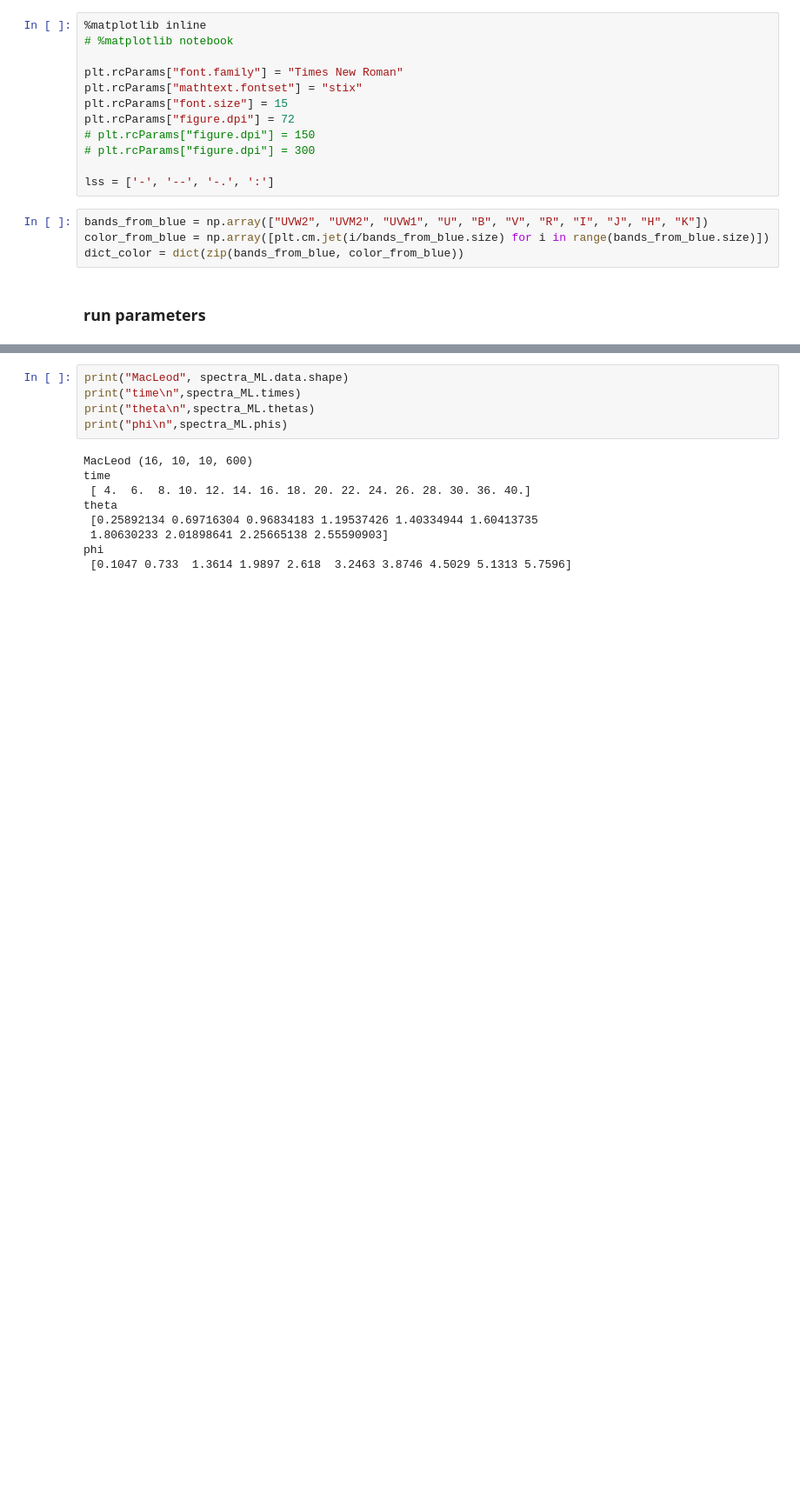
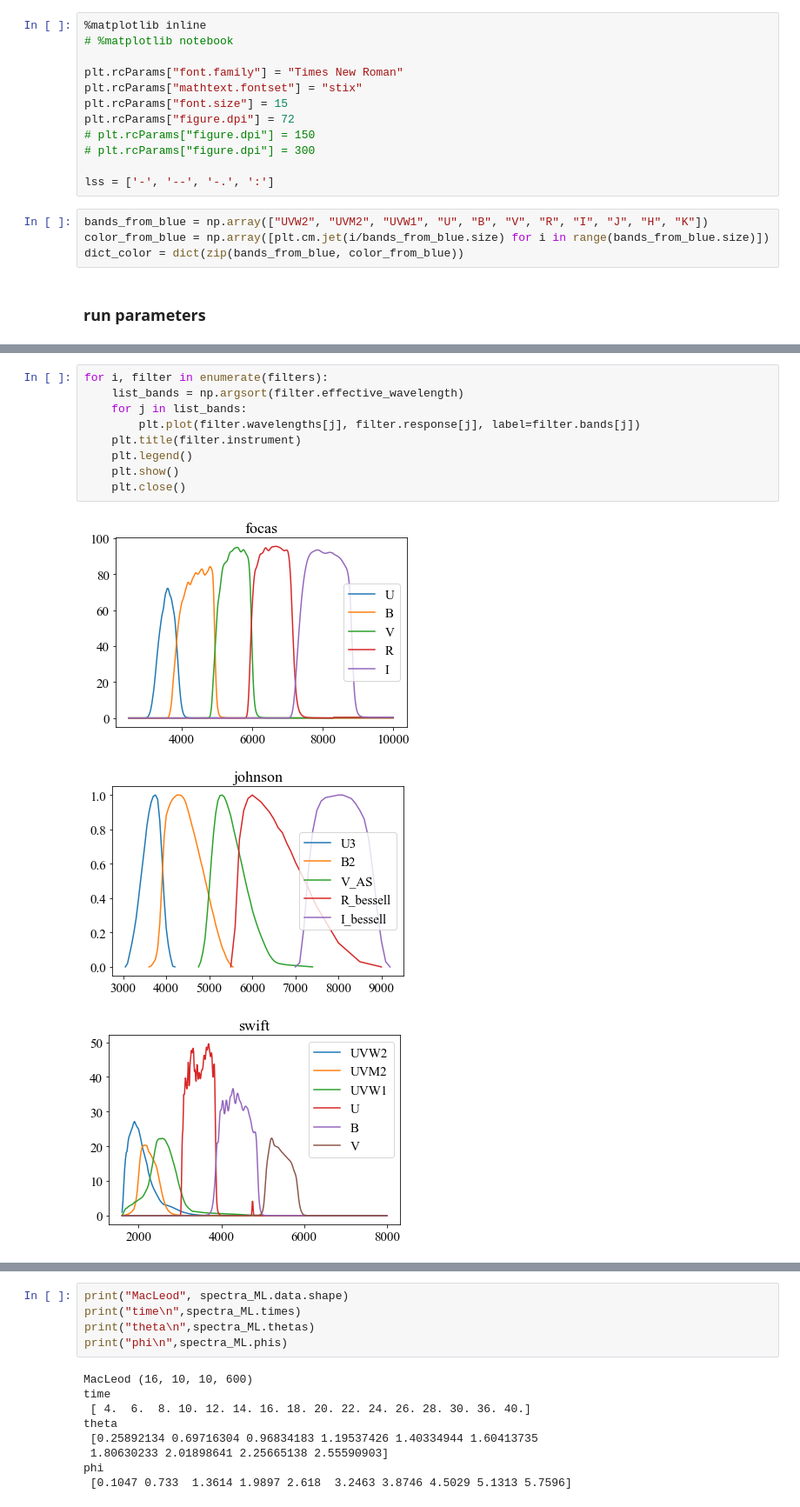
Before and after one commit to KjrKwn/photons, a Jupyter notebook: analysis/python/plot.ipynb, the cells around one changed output, grey strips where cells are left out. Shown: that part at 87% size. Cells and saved outputs as stored; diff of their text form; blank space fills up the shorter version.

```diff
--- a/analysis/python/plot.ipynb
+++ b/analysis/python/plot.ipynb
@@ -76,0 +55,13 @@ for directory_ in subprocess.getoutput('find {} -type d |grep /'.format(supdir_)
+# %%
+for i, filter in enumerate(filters):
+    list_bands = np.argsort(filter.effective_wavelength)
+    for j in list_bands:
+        plt.plot(filter.wavelengths[j], filter.response[j], label=filter.bands[j])
+    plt.title(filter.instrument)
+    plt.legend()
+    plt.show()
+    plt.close()
+# %% [output]
+[figure, added]
+[figure, added]
+[figure, added]
```
Also changed, not shown: parts of 20 cells of this notebook, 1 other file.
